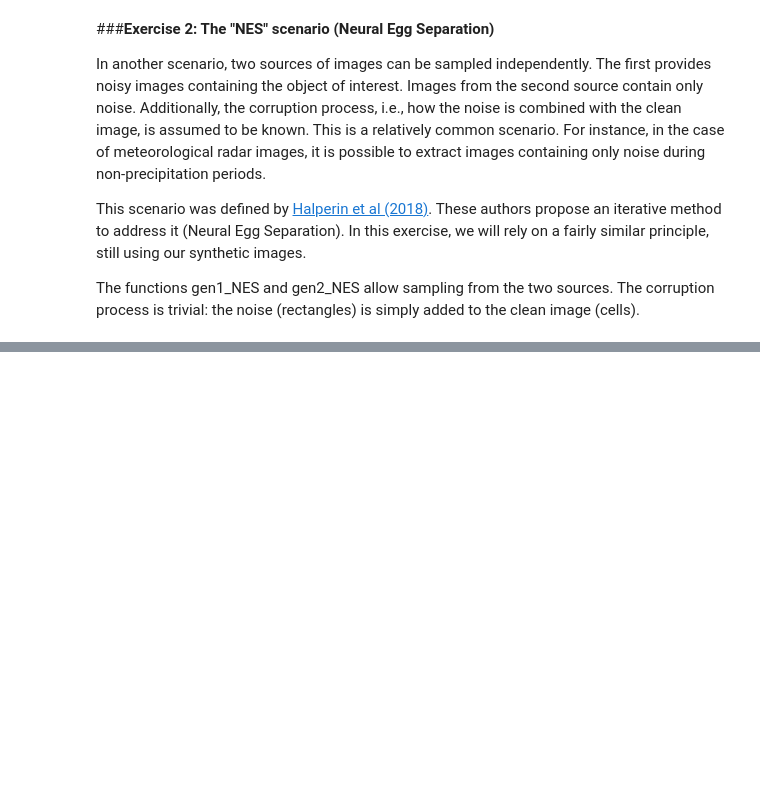
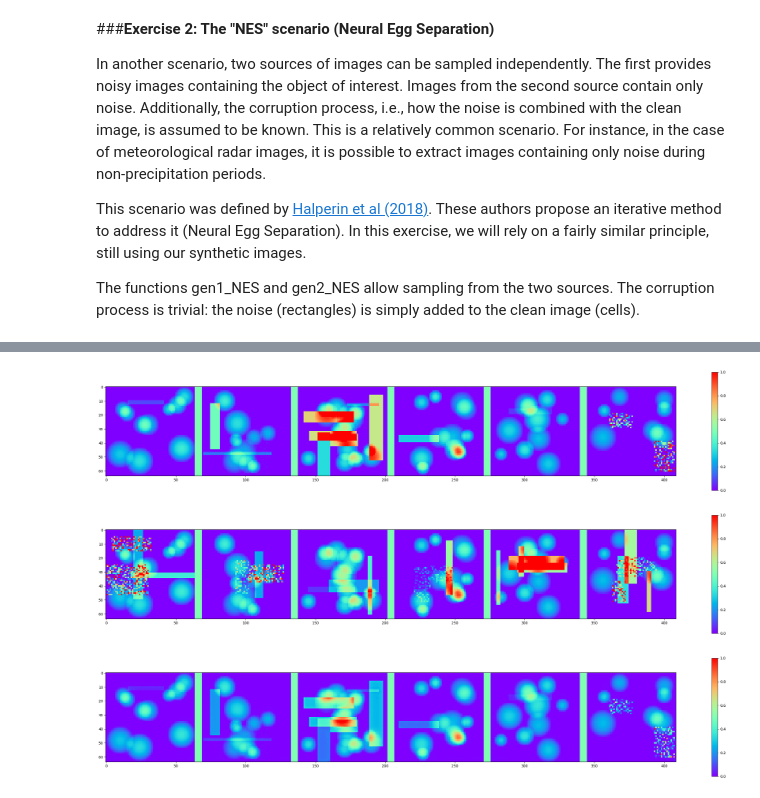
Before and after one commit to 0Yassine0/ML_S5_etudiants, a Jupyter notebook: practicals/P4/P4_part2_instructions.ipynb, the cells around one changed output, grey strips where cells are left out. Saved outputs shown, nothing was run; the diff lists cells and outputs as text; code cells hidden in the pictures; blank space fills up the shorter version.

```diff
--- a/practicals/P4/P4_part2_instructions.ipynb
+++ b/practicals/P4/P4_part2_instructions.ipynb
@@ -180,0 +233,18 @@ voir_batch2D(noise, 6, fig2, k=0, min_scale=0,max_scale=1)
+# %%
+# viz:
+fcn.eval()
+
+input, target = gen_noise2noise(6)
+
+output = fcn(input.cuda())
+
+fig = plt.figure(0, figsize=(36, 6))
+voir_batch2D(input, 6, fig, k=0, min_scale=0,max_scale=1)  # inputs
+fig2 = plt.figure(1, figsize=(36, 6))
+voir_batch2D(target, 6, fig2, k=0, min_scale=0,max_scale=1)  # targets
+fig3 = plt.figure(2, figsize=(36, 6))
+voir_batch2D(output.detach().cpu(), 6, fig2, k=0, min_scale=0,max_scale=1) # outputs
+# %% [output]
+[figure, added]
+[figure, added]
+[figure, added]
```
Also changed, not shown: parts of 6 cells of this notebook.
